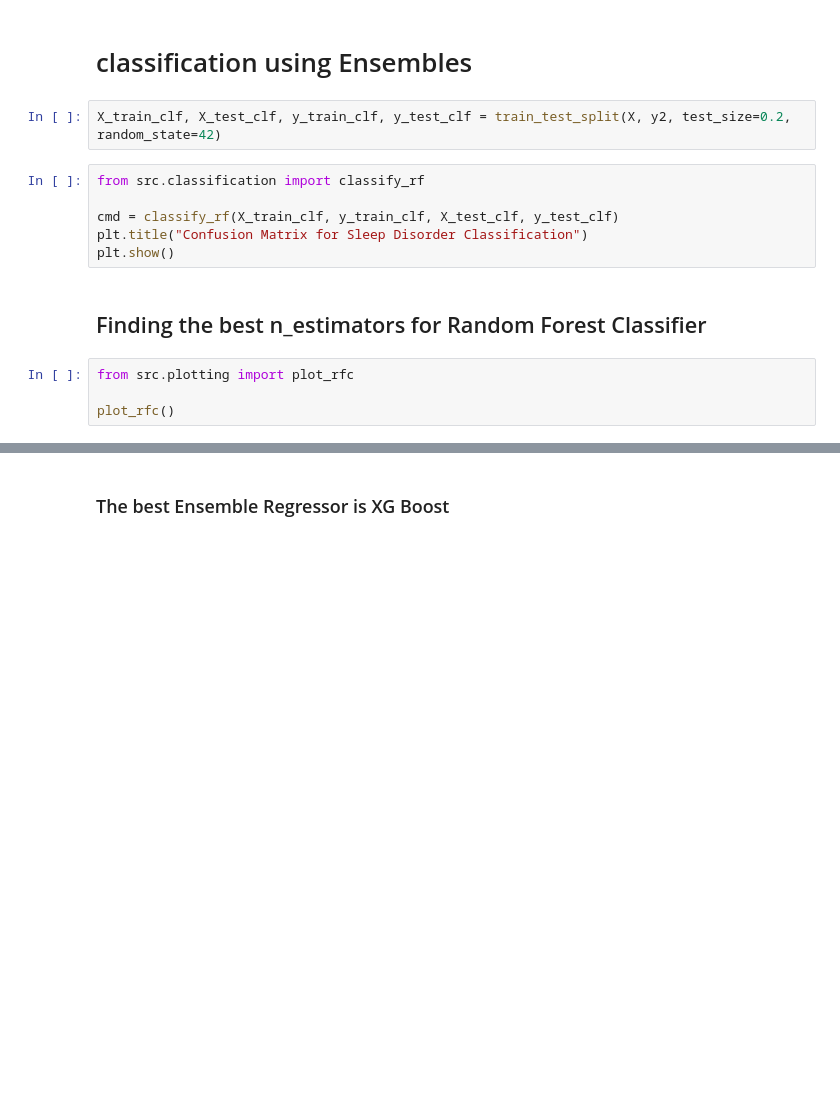
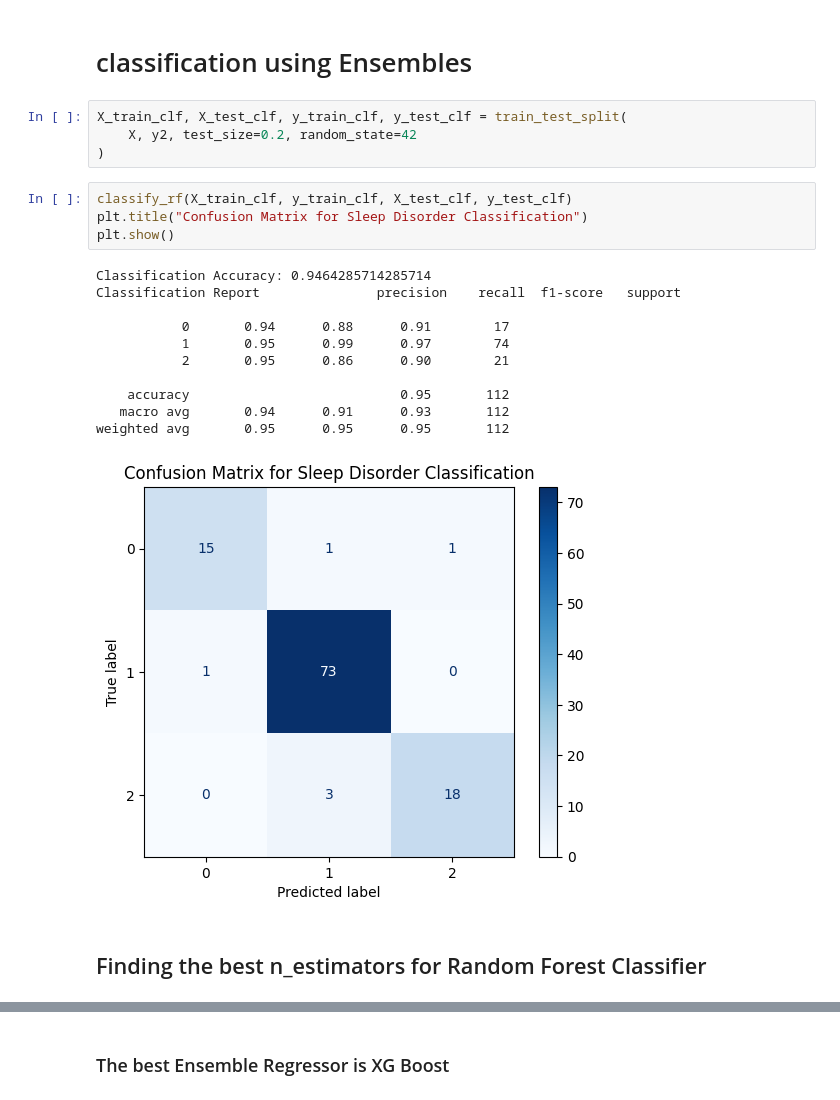
Before and after one commit to VISHNU-SHREERAM/ML-Project, a Jupyter notebook: notebooks/endsem.ipynb, the cells around one changed output, grey strips where cells are left out. Drawn from its saved outputs; the diff is of its cells as text; blank space fills up the shorter version.

```diff
--- a/notebooks/endsem.ipynb
+++ b/notebooks/endsem.ipynb
@@ -434,16 +750,24 @@ plot_residual(y_test, y_pred_reg, residuals)
 # %% [markdown]
 # classification using Ensembles
 # %%
-X_train_clf, X_test_clf, y_train_clf, y_test_clf = train_test_split(X, y2, test_size=0.2, random_state=42)
+X_train_clf, X_test_clf, y_train_clf, y_test_clf = train_test_split(
+    X, y2, test_size=0.2, random_state=42
+)
 # %%
-from src.classification import classify_rf
-
-cmd = classify_rf(X_train_clf, y_train_clf, X_test_clf, y_test_clf)
+classify_rf(X_train_clf, y_train_clf, X_test_clf, y_test_clf)
 plt.title("Confusion Matrix for Sleep Disorder Classification")
 plt.show()
+# %% [output]
+Classification Accuracy: 0.9464285714285714
+Classification Report               precision    recall  f1-score   support
+
+           0       0.94      0.88      0.91        17
+           1       0.95      0.99      0.97        74
+           2       0.95      0.86      0.90        21
+
+    accuracy                           0.95       112
+   macro avg       0.94      0.91      0.93       112
+weighted avg       0.95      0.95      0.95       112
+[figure, added]
 # %% [markdown]
 ## Finding the best n_estimators for Random Forest Classifier
-# %%
-from src.plotting import plot_rfc
-
-plot_rfc()
```
Also changed, not shown: parts of 77 cells of this notebook, 11 other files.
